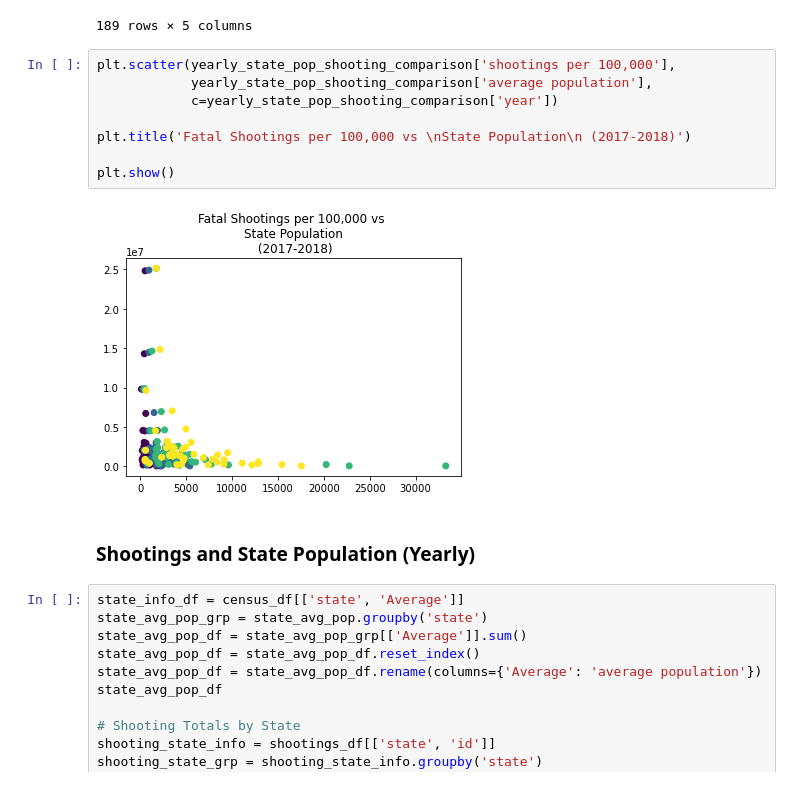
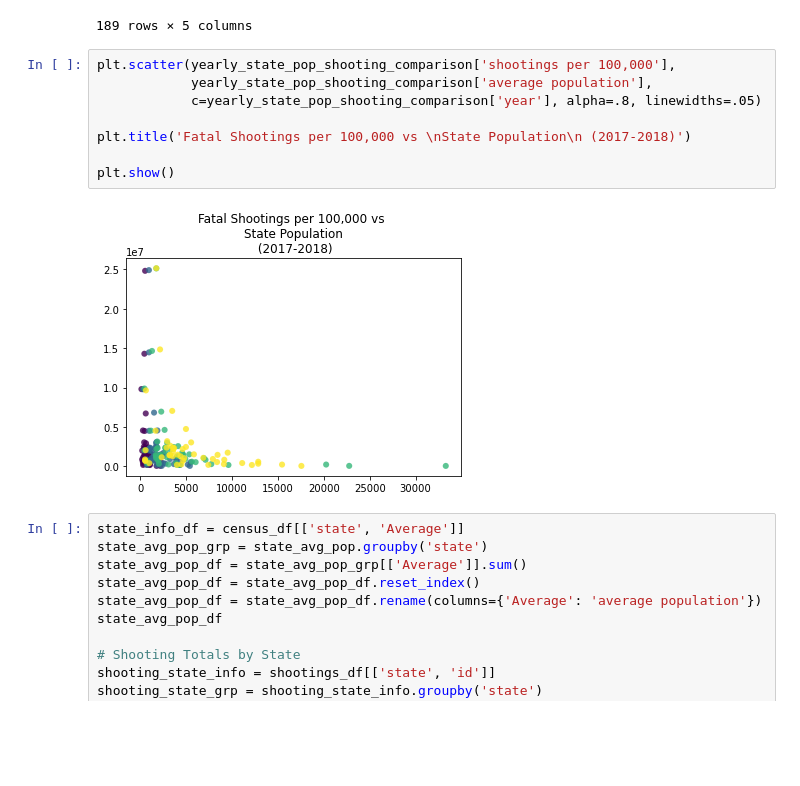
Before and after one commit to szerpa17/fatal-police-shootings, a Jupyter notebook: Analysis_SZ.ipynb, the cells around one changed output. Cells and saved outputs as stored; diff of their text form; blank space fills up the shorter version.

```diff
--- a/Analysis_SZ.ipynb
+++ b/Analysis_SZ.ipynb
@@ -175,15 +179,13 @@ yearly_state_pop_shooting_comparison
 # %%
 plt.scatter(yearly_state_pop_shooting_comparison['shootings per 100,000'],
             yearly_state_pop_shooting_comparison['average population'],
-            c=yearly_state_pop_shooting_comparison['year'])
+            c=yearly_state_pop_shooting_comparison['year'], alpha=.8, linewidths=.05)
 
 plt.title('Fatal Shootings per 100,000 vs \nState Population\n (2017-2018)')
 
 plt.show()
 # %% [output]
-[figure, old version]
+[figure, new version]
-# %% [markdown]
-### Shootings and State Population (Yearly)
 # %%
 state_info_df = census_df[['state', 'Average']]
 state_avg_pop_grp = state_avg_pop.groupby('state')
```
Also changed, not shown: parts of 8 cells of this notebook.
